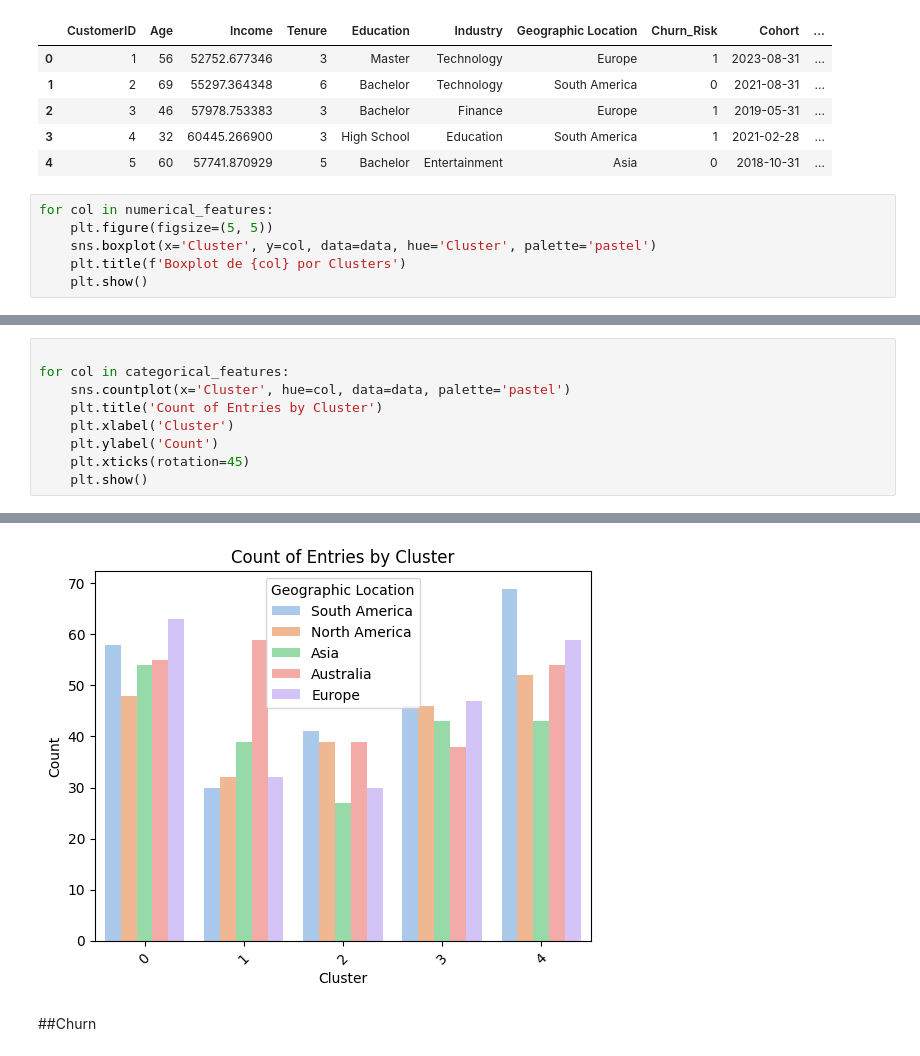
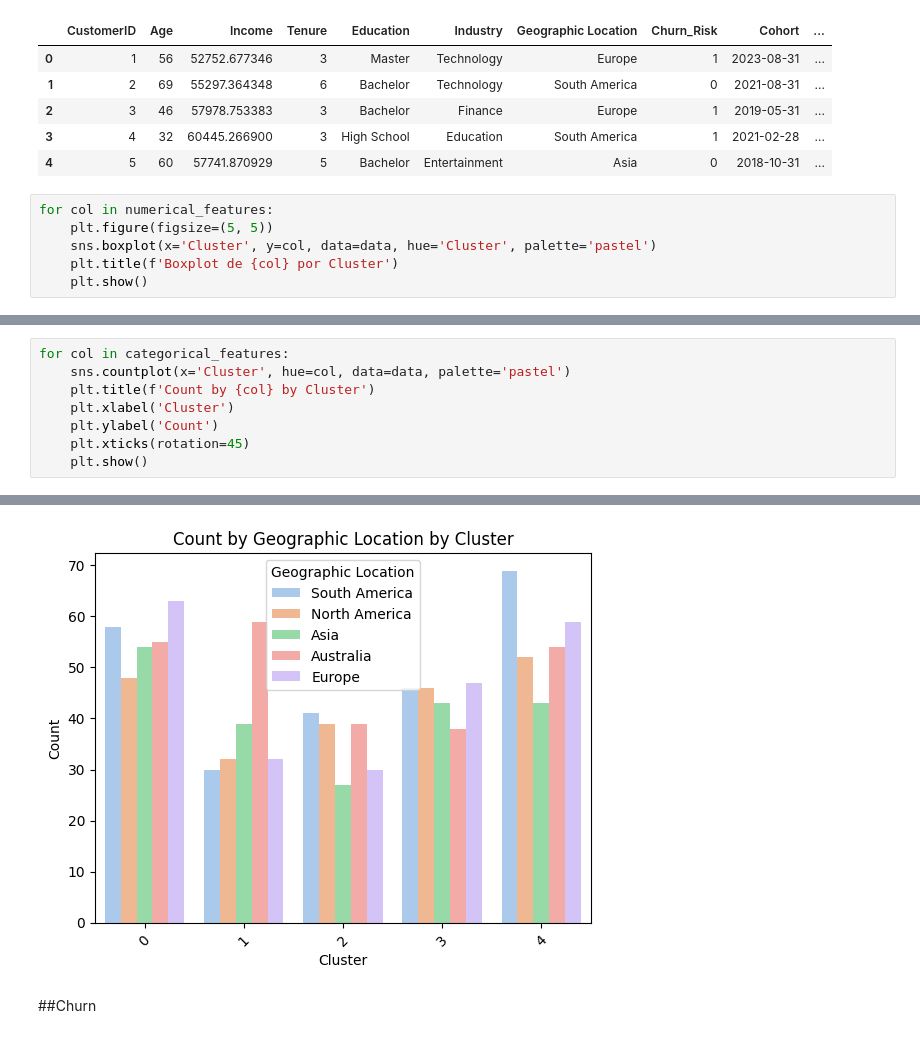
Before and after one commit to zayo1511/LaboratorioDeAnalisisDeDatosFinancierosYDeDisenoDeIndicadores, a Jupyter notebook: kmeans_orden_y_churn.ipynb, the cells around one changed output, grey strips where cells are left out. Drawn from its saved outputs; the diff is of its cells as text.

```diff
--- a/kmeans_orden_y_churn.ipynb
+++ b/kmeans_orden_y_churn.ipynb
@@ -104,6 +104,6 @@ data.head()
 for col in numerical_features:
     plt.figure(figsize=(5, 5))
     sns.boxplot(x='Cluster', y=col, data=data, hue='Cluster', palette='pastel')
-    plt.title(f'Boxplot de {col} por Clusters')
+    plt.title(f'Boxplot de {col} por Cluster')
     plt.show()
 # %% [output]
@@ -113,8 +113,7 @@ for col in numerical_features:
 # %%
-
 for col in categorical_features:
     sns.countplot(x='Cluster', hue=col, data=data, palette='pastel')
-    plt.title('Count of Entries by Cluster')
+    plt.title(f'Count by {col} by Cluster')
     plt.xlabel('Cluster')
     plt.ylabel('Count')
     plt.xticks(rotation=45)
@@ -125,4 +124,4 @@ for col in categorical_features:
-[figure, old version]
+[figure, new version]
 # %% [markdown]
 ##Churn
 # %%
```
Also changed, not shown: parts of 6 cells of this notebook.
